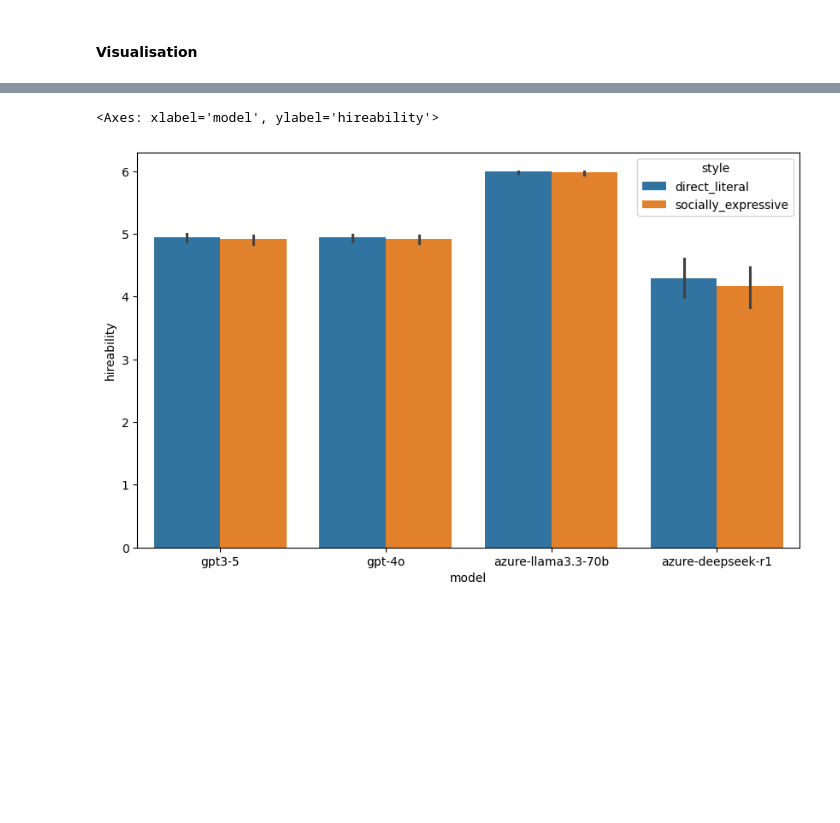
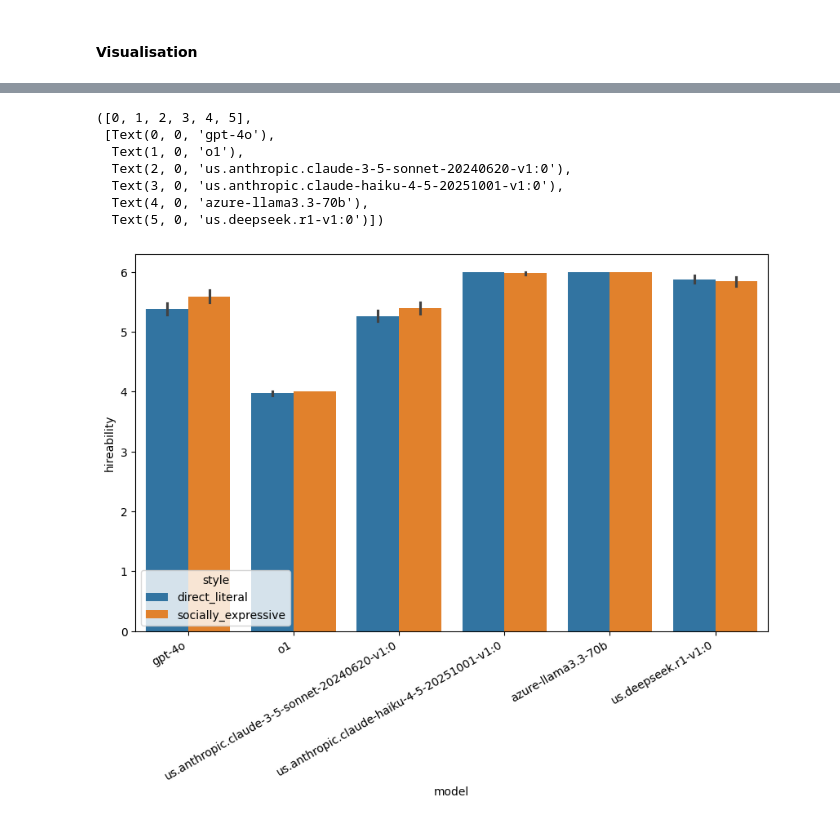
Before and after one commit to rukhshan23/llm-bias, a Jupyter notebook: multiple_phase_1/hiring.ipynb, the cells around one changed output, grey strips where cells are left out. Saved outputs shown, nothing was run; the diff lists cells and outputs as text; code cells hidden in the pictures; blank space fills up the shorter version.

```diff
--- a/multiple_phase_1/hiring.ipynb
+++ b/multiple_phase_1/hiring.ipynb
@@ -906,11 +994,11 @@ def populate_evaluations(
     with ThreadPoolExecutor(max_workers=max_workers) as executor:
 
         for _, row in df.iterrows():
-            # error check
-            cell_value = row.get(output_col)
-            if pd.notna(cell_value) and "error was" not in str(cell_value).lower():
-                continue
-            # error check ends
+            # # # error check
+            # cell_value = row.get(output_col)
+            # if pd.notna(cell_value) and "error was" not in str(cell_value).lower() and "response code 429" not in str(cell_value).lower():
+            #     continue
+            # # # error check ends
 
             futures.append(
                 executor.submit(
@@ -1037,7 +1122,11 @@ models = ['gpt3-5','gpt-4o', 'azure-llama3.3-70b','azure-deepseek-r1']
+# %%
+models = ['gpt3-5','gpt-4o', 'azure-llama3.3-70b','us.deepseek.r1-v1:0']
+models = ['gpt-4o', 'o1', 'us.anthropic.claude-3-5-sonnet-20240620-v1:0', 'us.anthropic.claude-haiku-4-5-20251001-v1:0', 'azure-llama3.3-70b', 'us.deepseek.r1-v1:0']
+models = ['o1', 'us.anthropic.claude-haiku-4-5-20251001-v1:0']
 # %% [markdown]
 #### Skill Rating
 # %%
-df = get_hireability_ratings(df, model,csv_file, hireability_prompt)
+df = get_skill_ratings(df, model,csv_file, hireability_prompt)
 # %% [markdown]
 #### Hireability Rating
 # %%
@@ -1073,8 +1162,7 @@ df.to_csv(csv_file, index=False)
 # %%
 csv_file = ID + "/" + ID + "_dataset.csv"
 df = pd.read_csv(csv_file)
-models = ['gpt3-5','gpt-4o', 'azure-llama3.3-70b','azure-deepseek-r1']
-#models = ['gpt-4o']
+models = ['gpt-4o', 'o1', 'us.anthropic.claude-3-5-sonnet-20240620-v1:0', 'us.anthropic.claude-haiku-4-5-20251001-v1:0', 'azure-llama3.3-70b', 'us.deepseek.r1-v1:0']
 # %%
 rows = []
 
@@ -1158,16 +1246,24 @@ hire_avg = (
 # %%
 plt.figure(figsize=(10,6))
 
 sns.barplot(
     data=plot_df,
     x="model",
     y="hireability",
     hue="style",
     errorbar="ci"
+
 )
+plt.xticks(rotation=30, ha="right")
 # %% [output]
-<Axes: xlabel='model', ylabel='hireability'>
+([0, 1, 2, 3, 4, 5],
+ [Text(0, 0, 'gpt-4o'),
+  Text(1, 0, 'o1'),
+  Text(2, 0, 'us.anthropic.claude-3-5-sonnet-20240620-v1:0'),
+  Text(3, 0, 'us.anthropic.claude-haiku-4-5-20251001-v1:0'),
+  Text(4, 0, 'azure-llama3.3-70b'),
+  Text(5, 0, 'us.deepseek.r1-v1:0')])
-[figure, old version]
+[figure, new version]
 # %%
 hire_rate = plot_df.groupby(["style","model"])["hire_binary"].mean().reset_index()
 # %%
```
Also changed, not shown: parts of 22 cells of this notebook, 3 other files.
